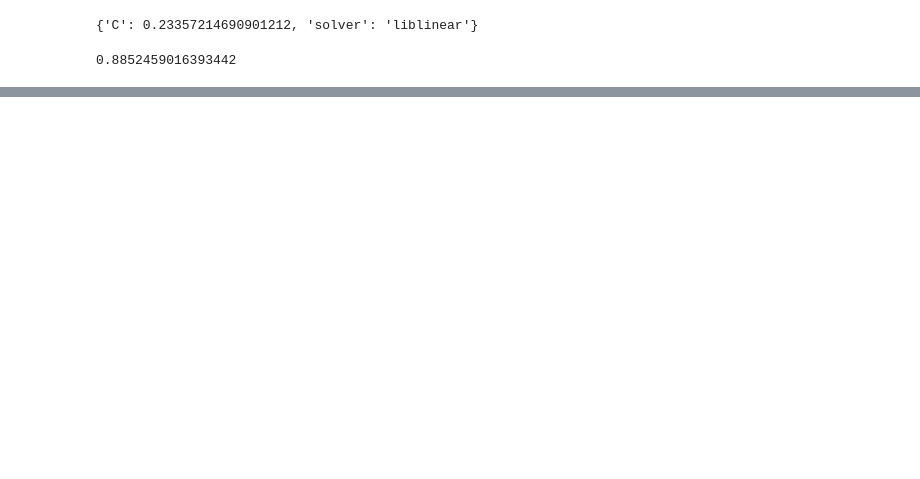
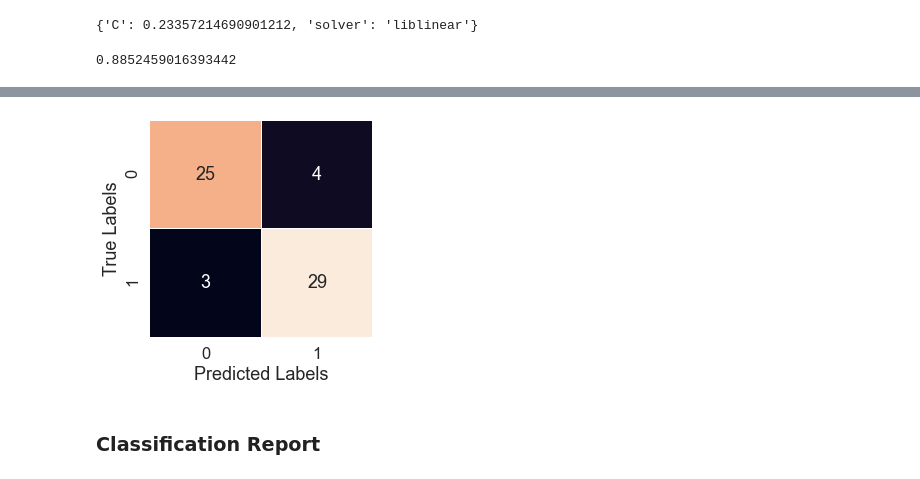
Before and after one commit to aryatomarAI/Machine-learning-and-data-science, a Jupyter notebook: Machine-Learning-Project-1/Predicting-Heart-Disease-ML-(Classification Model).ipynb, the cells around one changed output, grey strips where cells are left out. Saved outputs shown, nothing was run; the diff lists cells and outputs as text; code cells hidden in the pictures; blank space fills up the shorter version.

```diff
--- a/Machine-Learning-Project-1/Predicting-Heart-Disease-ML-(Classification Model).ipynb
+++ b/Machine-Learning-Project-1/Predicting-Heart-Disease-ML-(Classification Model).ipynb
@@ -726,0 +779,4 @@ Out of our three mod
+# %%
+# predicting if a person has heart disease or not using machine learning model
+y_preds=gs_log_mod.predict(X_test)
+y_preds
@@ -726,0 +810,12 @@ Out of our three mod
+# %%
+# Let's make it more visual so we can understand it easily
+sns.set(font_scale=1.5)
+
+fig, ax=plt.subplots(figsize=(4,4))
+ax=sns.heatmap(confusion_matrix(y_test,y_preds),annot=True,cbar=False,linewidths=0.5)
+plt.xlabel("Predicted Labels")
+plt.ylabel("True Labels");
+# %% [output]
+[figure, added]
+# %% [markdown]
+### Classification Report
```
Also changed, not shown: parts of 31 cells of this notebook, 1 other file.
